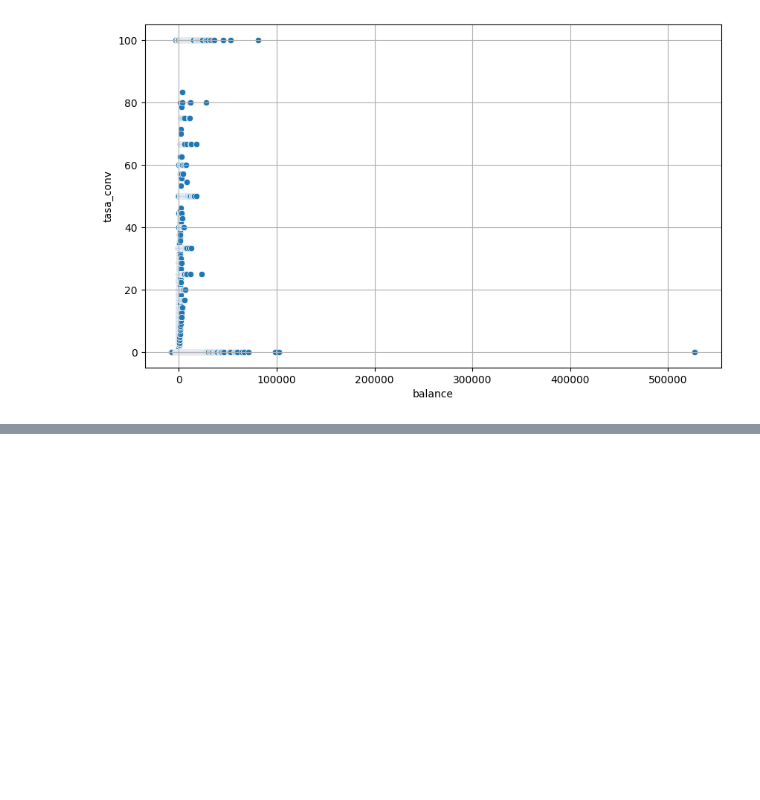
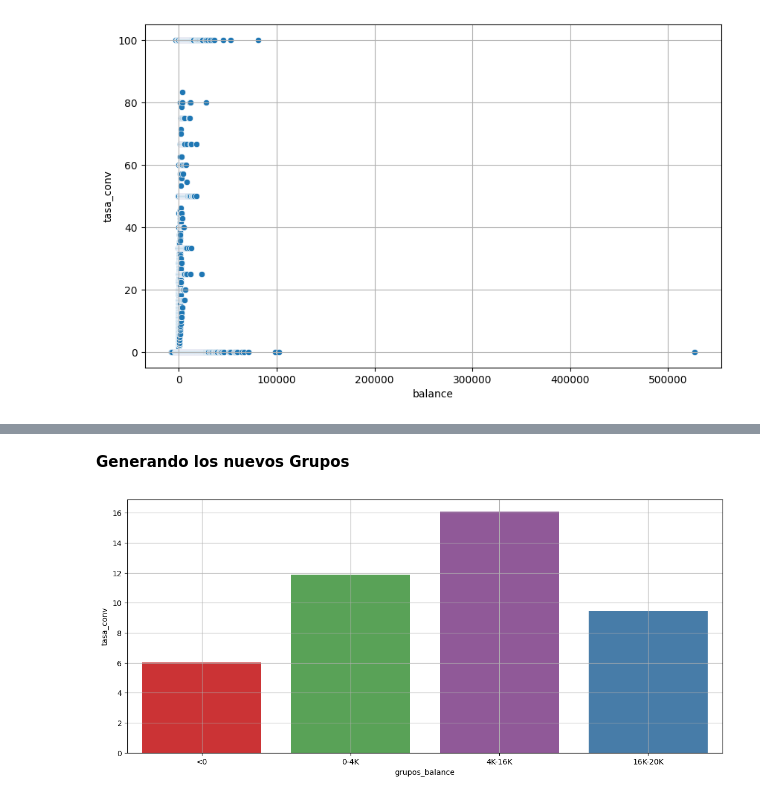
Before and after one commit to mizos0512/RPython, a Jupyter notebook: Mis_Proyectos/marketing_bank.ipynb, the cells around one changed output, grey strips where cells are left out. Cells and saved outputs as stored; diff of their text form; code cells hidden in the pictures; blank space fills up the shorter version.

```diff
--- a/Mis_Proyectos/marketing_bank.ipynb
+++ b/Mis_Proyectos/marketing_bank.ipynb
@@ -617,0 +667,14 @@ graficar_tasas_conversion('balance', 'y_bin', type='scatter')
+# %% [markdown]
+**Generando los nuevos Grupos**
+# %%
+# La nueva columna en el dataset se llamará: "grupos_balance"
+data.loc[:,"grupos_balance"]="<0"
+data.loc[(data["balance"]>=0) & (data["balance"]<4000),'grupos_balance']="0-4K"
+data.loc[(data["balance"]>=4000) & (data["balance"]<16000),'grupos_balance']="4K-16K"
+data.loc[(data['balance']>=16000) & (data['balance']<=20000),'grupos_balance']="16K-20K"
+
+orden=['<0','0-4K','4K-16K','16K-20K']
+
+graficar_tasas_conversion('grupos_balance', 'y_bin', type='bar', order=orden)
+# %% [output]
+[figure, added]
```
Also changed, not shown: parts of 8 cells of this notebook.
